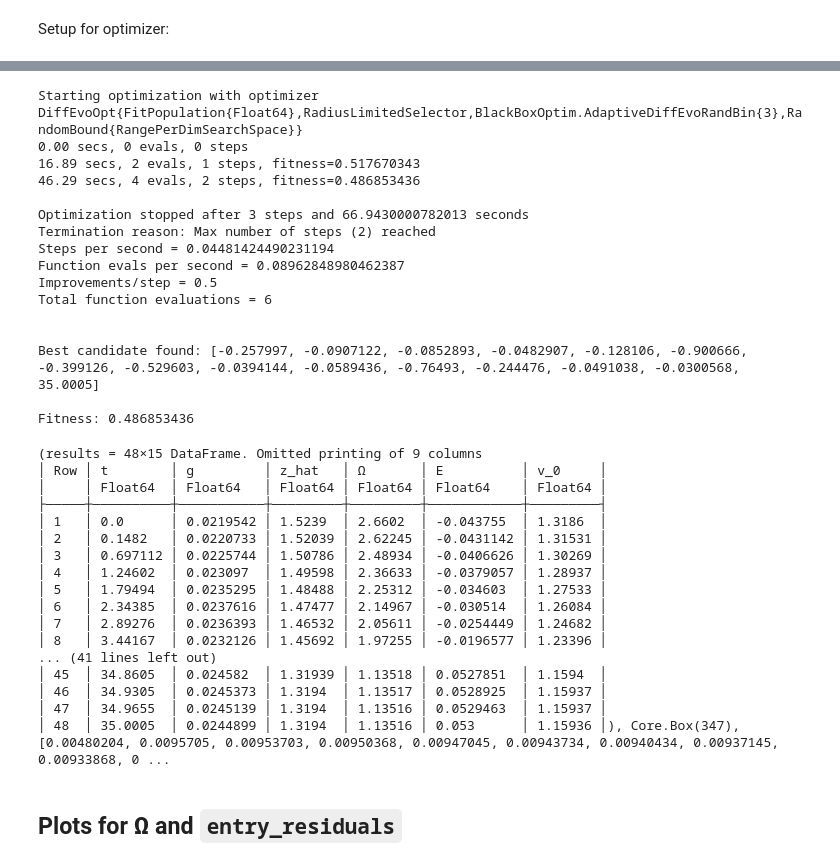
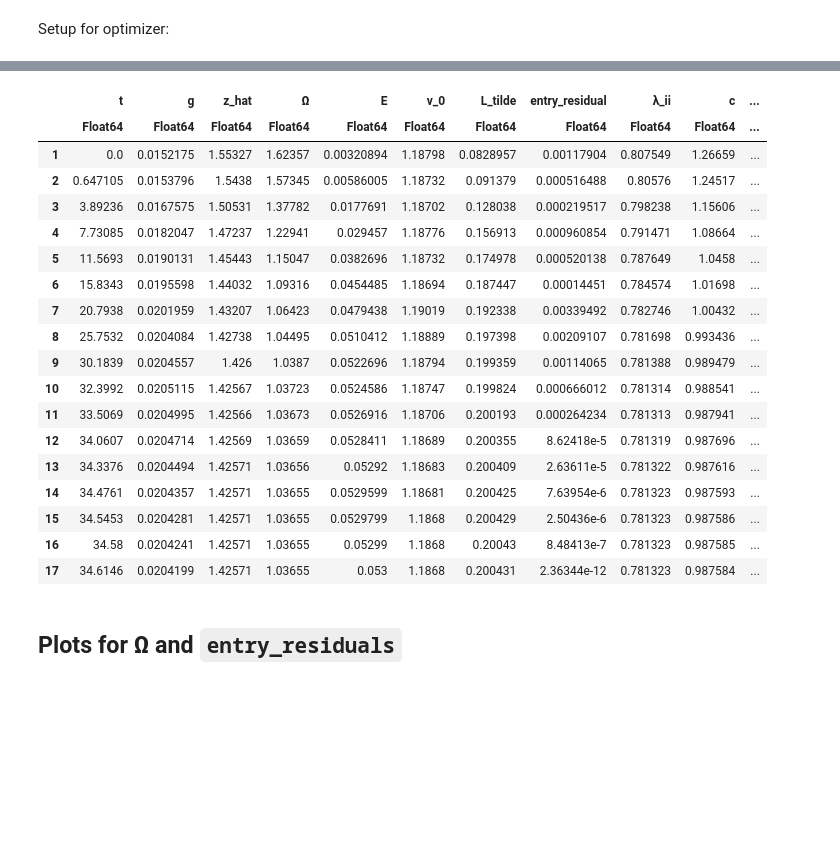
Before and after one commit to jlperla/PerlaTonettiWaugh.jl, a Jupyter notebook: solve-Omega-interpolation-15.ipynb, the cells around one changed output, grey strips where cells are left out. Cells and saved outputs as stored; diff of their text form; code cells hidden in the pictures; blank space fills up the shorter version.

Commit message:
Avoid closure definitions of `solve_with_candidate` and other relevant functions

```diff
--- a/solve-Omega-interpolation-15.ipynb
+++ b/solve-Omega-interpolation-15.ipynb
@@ -21,19 +8,17 @@ Set up parameters and find the corresponding stationary solution:
 # %%
 z_min = 0.0
 z_max = 5.0
-
-z_grid = unique([range(0., 0.1, length = 50)' range(0.1, 1., length = 150)' range(1., 2., length = 100)' range(2., 5., length = 50)'])
-M = length(z_grid)
+M = 1000
+z_grid = range(z_min, stop = z_max, length = M) # Since we only care about the grid.
 
 # Define common objects.
-d_0 = 8
+d_0 = 5
 d_T = 2.3701
-params = (ρ = 0.02, σ = 3.9896, N = 10, θ = 4.7060, γ = 1.00, κ = 0.0103, ζ = 1, η = 0, Theta = 1, χ = 0.4631, υ = 0.0775, μ = 0, δ = 0.053) # Baselines per Jesse.
+params = (ρ = 0.02, σ = 4.2508, N = 10, θ = 5.1269, γ = 1.00, κ = 0.013, ζ = 1, η = 0, Theta = 1, χ = 1/(2.1868), υ = 0.0593, μ = 0, δ = 0.053) # Baselines per Jesse.
 δ = params.δ
 # solve for stationary solution at t = 0
 params_0 = merge(params, (d = d_0,)) # parameters to be used at t = 0
 params_T = merge(params, (d = d_T,)) # parameters to be used at t = T
-
 
 stationary_sol_0 = stationary_numerical(params_0, z_grid) # solution at t = 0
 stationary_sol = stationary_numerical(params_T, z_grid) # solution at t = T
@@ -41,4 +26,6 @@ stationary_sol = stationary_numerical(params_T, z_grid) # solution at t = T
 Ω_0 = stationary_sol_0.Ω
 Ω_T = stationary_sol.Ω
 settings = (z = z_grid, tstops = nothing, Δ_E = 1e-06)
+
+println("g = $(stationary_sol.g), z_hat = $(stationary_sol.z_hat), Ω = $(stationary_sol.Ω)")
 # %% [output]
@@ -161,0 +96,5 @@ settings = merge(settings, settings_optim)
+# %%
+ENTRY_RESIDUALS_NODES_COUNT = 15
+E_NODE_COUNT = 15
+MAX_TIME = 50000
+SOLUTION = [-0.999796577020432; -0.8036317953452055; -0.645518803247465; -0.49798592837781547; -0.3129924179644726; -0.2924929980811199; -0.19484667032438624; -0.10940512894596714; -0.09952048306670645; -0.09391117400750042; -0.04912000885073606; -0.03274479455962143; -0.016461404893110952; -0.011579533358115129; 34.61456648920588]
@@ -164,46 +126,34 @@ Find the corresponding solution:
-# %%
-solved = solve_full_model_global(SOLUTION, params_T, stationary_sol, Ω_0, settings)
-# %% [output]
-Starting optimization with optimizer DiffEvoOpt{FitPopulation{Float64},RadiusLimitedSelector,BlackBoxOptim.AdaptiveDiffEvoRandBin{3},RandomBound{RangePerDimSearchSpace}}
-0.00 secs, 0 evals, 0 steps
-16.89 secs, 2 evals, 1 steps, fitness=0.517670343
-46.29 secs, 4 evals, 2 steps, fitness=0.486853436
-
-Optimization stopped after 3 steps and 66.9430000782013 seconds
-Termination reason: Max number of steps (2) reached
-Steps per second = 0.04481424490231194
-Function evals per second = 0.08962848980462387
-Improvements/step = 0.5
-Total function evaluations = 6
-
-
-Best candidate found: [-0.257997, -0.0907122, -0.0852893, -0.0482907, -0.128106, -0.900666, -0.399126, -0.529603, -0.0394144, -0.0589436, -0.76493, -0.244476, -0.0491038, -0.0300568, 35.0005]
-
-Fitness: 0.486853436
-(results = 48×15 DataFrame. Omitted printing of 9 columns
-│ Row │ t        │ g         │ z_hat   │ Ω       │ E          │ v_0     │
-│     │ Float64  │ Float64   │ Float64 │ Float64 │ Float64    │ Float64 │
-├─────┼──────────┼───────────┼─────────┼─────────┼────────────┼─────────┤
-│ 1   │ 0.0      │ 0.0219542 │ 1.5239  │ 2.6602  │ -0.043755  │ 1.3186  │
-│ 2   │ 0.1482   │ 0.0220733 │ 1.52039 │ 2.62245 │ -0.0431142 │ 1.31531 │
-│ 3   │ 0.697112 │ 0.0225744 │ 1.50786 │ 2.48934 │ -0.0406626 │ 1.30269 │
-│ 4   │ 1.24602  │ 0.023097  │ 1.49598 │ 2.36633 │ -0.0379057 │ 1.28937 │
-│ 5   │ 1.79494  │ 0.0235295 │ 1.48488 │ 2.25312 │ -0.034603  │ 1.27533 │
-│ 6   │ 2.34385  │ 0.0237616 │ 1.47477 │ 2.14967 │ -0.030514  │ 1.26084 │
-│ 7   │ 2.89276  │ 0.0236393 │ 1.46532 │ 2.05611 │ -0.0254449 │ 1.24682 │
-│ 8   │ 3.44167  │ 0.0232126 │ 1.45692 │ 1.97255 │ -0.0196577 │ 1.23396 │
-... (41 lines left out)
-│ 45  │ 34.8605  │ 0.024582  │ 1.31939 │ 1.13518 │ 0.0527851  │ 1.1594  │
-│ 46  │ 34.9305  │ 0.0245373 │ 1.3194  │ 1.13517 │ 0.0528925  │ 1.15937 │
-│ 47  │ 34.9655  │ 0.0245139 │ 1.3194  │ 1.13516 │ 0.0529463  │ 1.15937 │
-│ 48  │ 35.0005  │ 0.0244899 │ 1.3194  │ 1.13516 │ 0.053      │ 1.15936 │), Core.Box(347), [0.00480204, 0.0095705, 0.00953703, 0.00950368, 0.00947045, 0.00943734, 0.00940434, 0.00937145, 0.00933868, 0 ...
 # %%
+# [-0.999796577020432; -0.8036317953452055; -0.645518803247465; -0.49798592837781547; -0.3129924179644726; -0.2924929980811199; -0.19484667032438624; -0.10940512894596714; -0.09952048306670645; -0.09391117400750042; -0.04912000885073606; -0.03274479455962143; -0.016461404893110952; -0.011579533358115129; 34.61456648920588]
+# gives good solution.
+solved = solve_with_candidate(SOLUTION)
+
 v_t0 = solved.sol.u[1][1:M]
 v0 = solved.results[:v_0]
 # save v0 and v_hat_t0
 v_hat_t0 = map(z -> exp((params.σ-1)*z), z_grid) .* v_t0;
 
-solved = solved.results;
+solved = solved.results
+# %% [output]
+|  | t | g | z_hat | Ω | E | v_0 | L_tilde | entry_residual | λ_ii | c | ... |
+|  | Float64 | Float64 | Float64 | Float64 | Float64 | Float64 | Float64 | Float64 | Float64 | Float64 | ... |
+| 1 | 0.0 | 0.0152175 | 1.55327 | 1.62357 | 0.00320894 | 1.18798 | 0.0828957 | 0.00117904 | 0.807549 | 1.26659 | ... |
+| 2 | 0.647105 | 0.0153796 | 1.5438 | 1.57345 | 0.00586005 | 1.18732 | 0.091379 | 0.000516488 | 0.80576 | 1.24517 | ... |
+| 3 | 3.89236 | 0.0167575 | 1.50531 | 1.37782 | 0.0177691 | 1.18702 | 0.128038 | 0.000219517 | 0.798238 | 1.15606 | ... |
+| 4 | 7.73085 | 0.0182047 | 1.47237 | 1.22941 | 0.029457 | 1.18776 | 0.156913 | 0.000960854 | 0.791471 | 1.08664 | ... |
+| 5 | 11.5693 | 0.0190131 | 1.45443 | 1.15047 | 0.0382696 | 1.18732 | 0.174978 | 0.000520138 | 0.787649 | 1.0458 | ... |
+| 6 | 15.8343 | 0.0195598 | 1.44032 | 1.09316 | 0.0454485 | 1.18694 | 0.187447 | 0.00014451 | 0.784574 | 1.01698 | ... |
+| 7 | 20.7938 | 0.0201959 | 1.43207 | 1.06423 | 0.0479438 | 1.19019 | 0.192338 | 0.00339492 | 0.782746 | 1.00432 | ... |
+| 8 | 25.7532 | 0.0204084 | 1.42738 | 1.04495 | 0.0510412 | 1.18889 | 0.197398 | 0.00209107 | 0.781698 | 0.993436 | ... |
+| 9 | 30.1839 | 0.0204557 | 1.426 | 1.0387 | 0.0522696 | 1.18794 | 0.199359 | 0.00114065 | 0.781388 | 0.989479 | ... |
+| 10 | 32.3992 | 0.0205115 | 1.42567 | 1.03723 | 0.0524586 | 1.18747 | 0.199824 | 0.000666012 | 0.781314 | 0.988541 | ... |
+| 11 | 33.5069 | 0.0204995 | 1.42566 | 1.03673 | 0.0526916 | 1.18706 | 0.200193 | 0.000264234 | 0.781313 | 0.987941 | ... |
+| 12 | 34.0607 | 0.0204714 | 1.42569 | 1.03659 | 0.0528411 | 1.18689 | 0.200355 | 8.62418e-5 | 0.781319 | 0.987696 | ... |
+| 13 | 34.3376 | 0.0204494 | 1.42571 | 1.03656 | 0.05292 | 1.18683 | 0.200409 | 2.63611e-5 | 0.781322 | 0.987616 | ... |
+| 14 | 34.4761 | 0.0204357 | 1.42571 | 1.03655 | 0.0529599 | 1.18681 | 0.200425 | 7.63954e-6 | 0.781323 | 0.987593 | ... |
+| 15 | 34.5453 | 0.0204281 | 1.42571 | 1.03655 | 0.0529799 | 1.1868 | 0.200429 | 2.50436e-6 | 0.781323 | 0.987586 | ... |
+| 16 | 34.58 | 0.0204241 | 1.42571 | 1.03655 | 0.05299 | 1.1868 | 0.20043 | 8.48413e-7 | 0.781323 | 0.987585 | ... |
+| 17 | 34.6146 | 0.0204199 | 1.42571 | 1.03655 | 0.053 | 1.1868 | 0.200431 | 2.36344e-12 | 0.781323 | 0.987584 | ... |
 # %% [markdown]
 ## Plots for Ω and `entry_residuals`
 # %%
```
Also changed, not shown: parts of 32 cells of this notebook, 1 other file.
